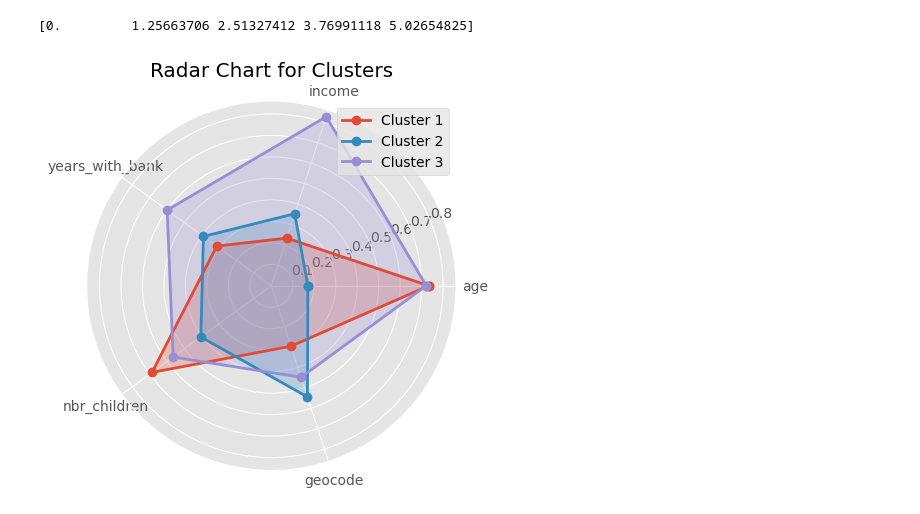
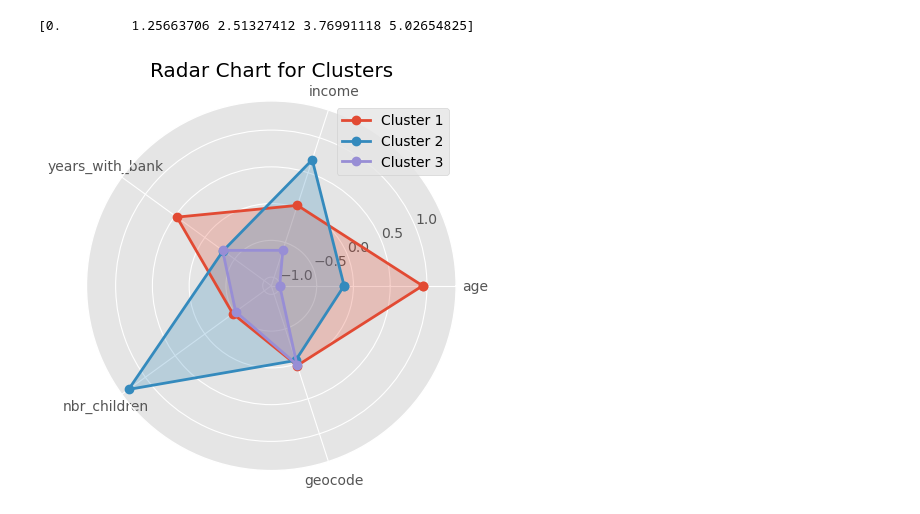
Before and after one commit to tombra1984/LHL-ClusteringProject, a Jupyter notebook: demographic clustering.ipynb, the cells around one changed output. Drawn from its saved outputs; the diff is of its cells as text; code cells hidden in the pictures.

```diff
--- a/demographic clustering.ipynb
+++ b/demographic clustering.ipynb
@@ -443,7 +442,7 @@ from sklearn.cluster import KMeans
 
 
 # Get cluster centers and feature names
-cluster_centers = pca_centroids
+cluster_centers = model.cluster_centers_
 feature_names = ['age', 'income', 'years_with_bank','nbr_children', 'geocode']
 
 
@@ -459,31 +458,31 @@ def plot_radar_chart(cluster_centers, feature_names):
     # Create a figure and polar axis
     fig = plt.figure()
     ax = fig.add_subplot(111, polar=True)
 
     # Plot radar chart for each cluster
     for i in range(num_clusters):
         values = cluster_centers[i].tolist()
         values += [values[0]]
         ax.plot(angles, values, 'o-', linewidth=2, label=f'Cluster {i + 1}')
         ax.fill(angles, values, alpha=0.25)
 
     # Set the labels for each axis
     ax.set_xticks(angles[:-1])
     ax.set_xticklabels(categories)
 
     # Add legend
     ax.legend(loc='upper right')
 
     # Set the title
     ax.set_title('Radar Chart for Clusters')
 
     # Fill the area with a grid
     ax.grid(True)
 
     # Show the plot
     plt.show()
 
 # Plot radar chart for clusters
 plot_radar_chart(cluster_centers, feature_names)
 # %% [output]
-[figure, old version]
+[figure, new version]
```
Also changed, not shown: parts of 11 cells of this notebook.
